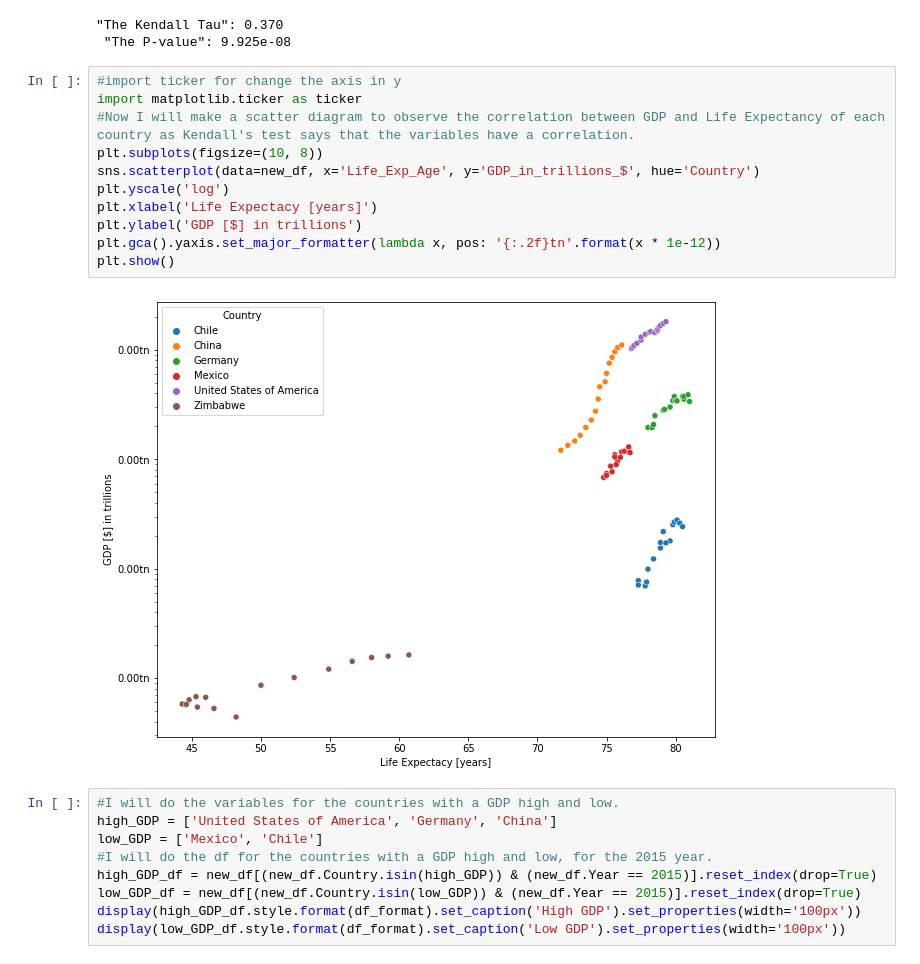
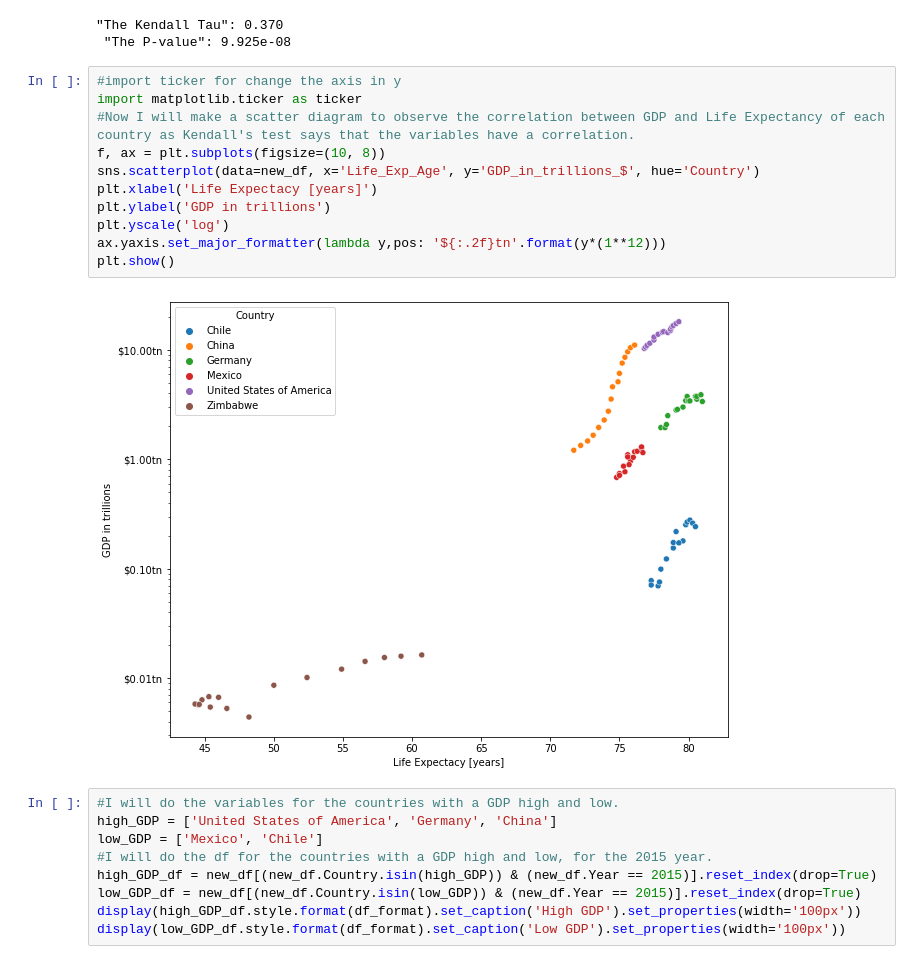
Before and after one commit to jc30flores/The_Life_Expectancy, a Jupyter notebook: life_expectancy_gdp.ipynb, the cells around one changed output. Drawn from its saved outputs; the diff is of its cells as text.

```diff
--- a/life_expectancy_gdp.ipynb
+++ b/life_expectancy_gdp.ipynb
@@ -103,16 +103,16 @@ print('"The Kendall Tau": {:.3f} \n "The P-value": {:.3e}'.format(T, p))
 # %%
 #import ticker for change the axis in y
 import matplotlib.ticker as ticker
 #Now I will make a scatter diagram to observe the correlation between GDP and Life Expectancy of each country as Kendall's test says that the variables have a correlation.
-plt.subplots(figsize=(10, 8))
+f, ax = plt.subplots(figsize=(10, 8))
 sns.scatterplot(data=new_df, x='Life_Exp_Age', y='GDP_in_trillions_$', hue='Country')
+plt.xlabel('Life Expectacy [years]')
+plt.ylabel('GDP in trillions')
 plt.yscale('log')
-plt.xlabel('Life Expectacy [years]')
-plt.ylabel('GDP [$] in trillions')
-plt.gca().yaxis.set_major_formatter(lambda x, pos: '{:.2f}tn'.format(x * 1e-12))
+ax.yaxis.set_major_formatter(lambda y,pos: '${:.2f}tn'.format(y*(1**12)))
 plt.show()
 # %% [output]
-[figure, old version]
+[figure, new version]
 # %%
 #I will do the variables for the countries with a GDP high and low.
 high_GDP = ['United States of America', 'Germany', 'China']
```
Also changed, not shown: parts of 3 cells of this notebook.
